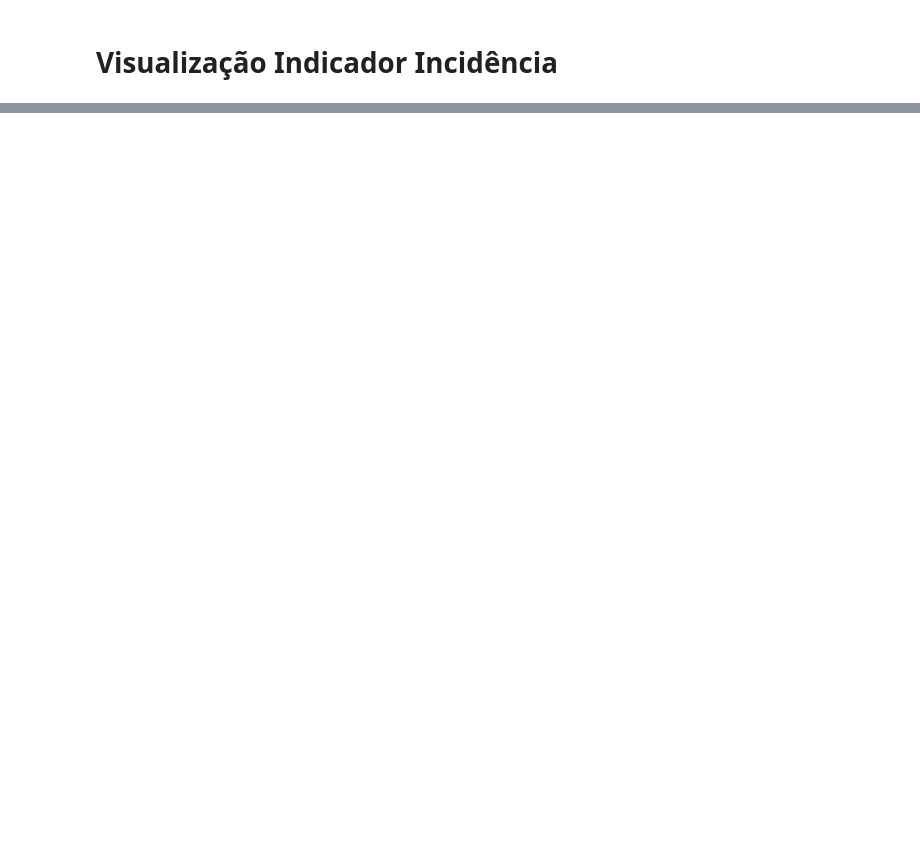
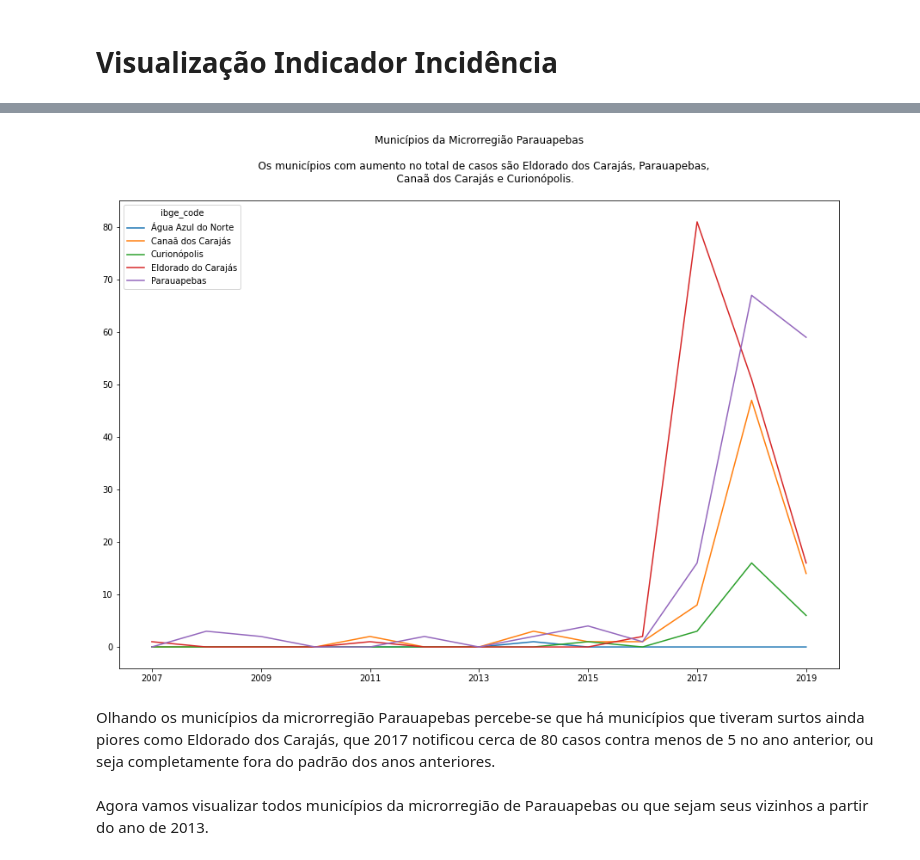
Before and after one commit to FlaviaLopes/leishmaniose, a Jupyter notebook: notebooks/visualizacao_incidencia.ipynb, the cells around one changed output, grey strips where cells are left out. Cells and saved outputs as stored; diff of their text form; code cells hidden in the pictures; blank space fills up the shorter version.

```diff
--- a/notebooks/visualizacao_incidencia.ipynb
+++ b/notebooks/visualizacao_incidencia.ipynb
@@ -385,0 +106,4 @@ Referência:
+# %%
+microrregiao_parauapebas = municipios.loc[municipios.microrregiao == 'Parauapebas', :]
+microrregiao_parauapebas = microrregiao_parauapebas.set_index('ibge_code')
+microrregiao_parauapebas
@@ -385,0 +118,16 @@ Referência:
+# %%
+d = total_casos.loc[microrregiao_parauapebas.index,:].copy()
+d.index = d.index.map(dict(zip(microrregiao_parauapebas.index, microrregiao_parauapebas.municipio)))
+d.T.plot(
+    kind='line',
+    figsize=(15,10),
+    title='''Municípios da Microrregião Parauapebas\n
+    Os municípios com aumento no total de casos são Eldorado dos Carajás, Parauapebas,
+    Canaã dos Carajás e Curionópolis.\n'''
+);
+# %% [output]
+[figure, added]
+# %% [markdown]
+Olhando os municípios da microrregião Parauapebas percebe-se que há municípios que tiveram surtos ainda piores como Eldorado dos Carajás, que 2017 notificou cerca de 80 casos contra menos de 5 no ano anterior, ou seja completamente fora do padrão dos anos anteriores.
+# %% [markdown]
+Agora vamos visualizar todos municípios da microrregião de Parauapebas ou que sejam seus vizinhos a partir do ano de 2013.
```
Also changed, not shown: parts of 50 cells of this notebook, 8 other files.
